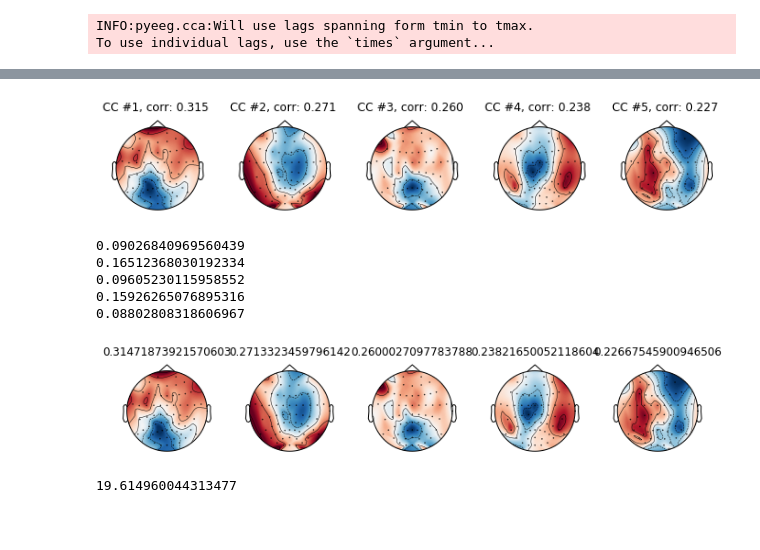
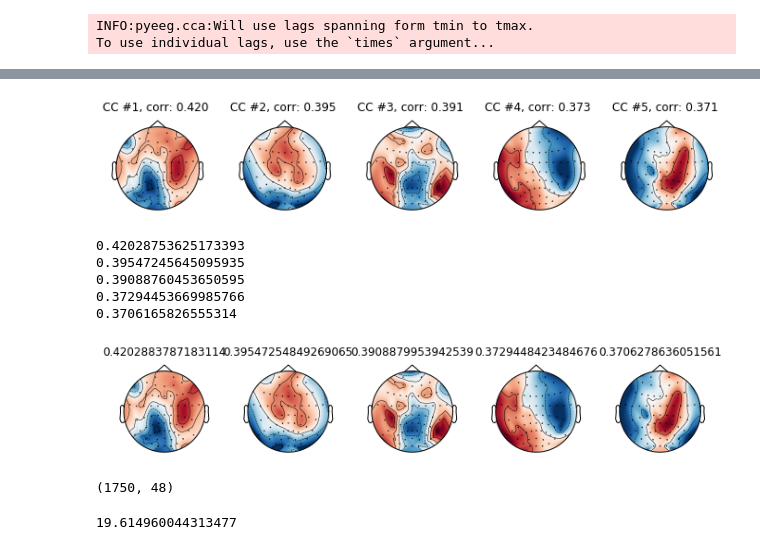
Before and after one commit to Hugo-W/pyEEG, a Jupyter notebook: docs/source/examples/CCA_wordvectors_correct_import.ipynb, the cells around one changed output, grey strips where cells are left out. Drawn from its saved outputs; the diff is of its cells as text; code cells hidden in the pictures; blank space fills up the shorter version.

```diff
--- a/docs/source/examples/CCA_wordvectors_correct_import.ipynb
+++ b/docs/source/examples/CCA_wordvectors_correct_import.ipynb
@@ -106,7 +106,7 @@ INFO:pyeeg.io:Word flushington not in word embedding model; will use rdm instead
 # %%
 feat_matrix = wf.align_word_features(features=['wordvectors'], srate=125, wordonset_feature=True)
 # %%
-feat_matrix = feat_matrix[:, :5]
+feat_matrix = feat_matrix[:, :15]
 # %%
 print(feat_matrix.shape)
 # %% [output]
@@ -213,27 +209,29 @@ cca.plot_corr(raw.info, n_comp=5, feat_id=1) # NO FEATURE ID
 # %%
 cca.plot_corr(raw.info, n_comp=5, feat_id=0) # NO FEATURE ID
 # %% [output]
-[figure, old version]
+[figure, new version]
 # %%
 from pyeeg.vizu import topoplot_array
 X = np.load(cca.tempX_path_+'.npy')
+X_try = X.reshape((X.shape[0],X.shape[1]*X.shape[2]))
+coefStim_try = cca.coefStim_.reshape((cca.coefStim_.shape[0]*cca.coefStim_.shape[1],cca.coefStim_.shape[2]))
 y_tmp = np.load(cca.tempy_path_+'.npy')
 n_comp=5
-feat_id=0
+feat_id=1
 r = np.zeros((64,n_comp))
 for c in range(n_comp):
     eeg_proj = y_tmp @ cca.coefResponse_[:, c]
-    env_proj = X[:,:,feat_id] @ cca.coefStim_[:, feat_id, c]
+    env_proj = X_try @ coefStim_try[:,c]
     for i in range(64):
         r[i,c] = np.corrcoef(y_tmp[:,i], eeg_proj)[0,1]
     cc_corr = np.corrcoef(eeg_proj, env_proj)[0,1]
     print(cc_corr)
 topoplot_array(r, raw.info, n_topos=n_comp, titles=cca.score_)
 mne.viz.tight_layout()
 # %% [output]
-0.09026840969560439
-0.16512368030192334
-0.09605230115958552
-0.15926265076895316
-0.08802808318606967
+0.42028753625173393
+0.39547245645095935
+0.39088760453650595
+0.37294453669985766
+0.3706165826555314
-[figure, old version]
+[figure, new version]
@@ -240,3 +244,7 @@ mne.viz.tight_layout()
+# %%
+coefStim_try.shape
+# %% [output]
+(1750, 48)
 # %%
 (0.62294842+1)/0.0827403378
 # %% [output]
```
Also changed, not shown: parts of 17 cells of this notebook, 1 other file.
